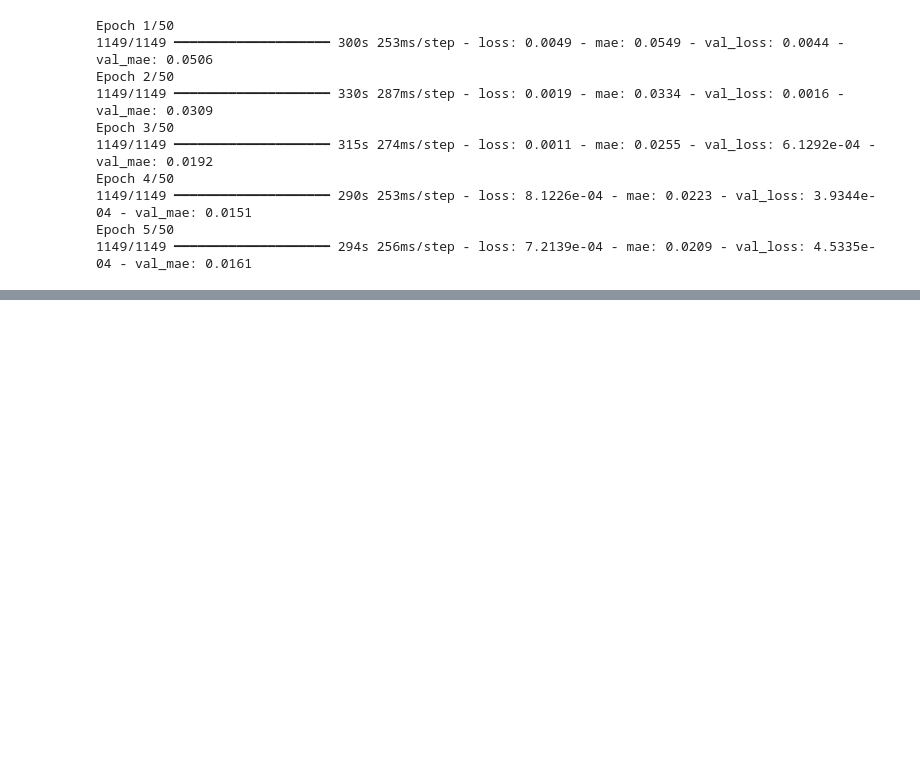
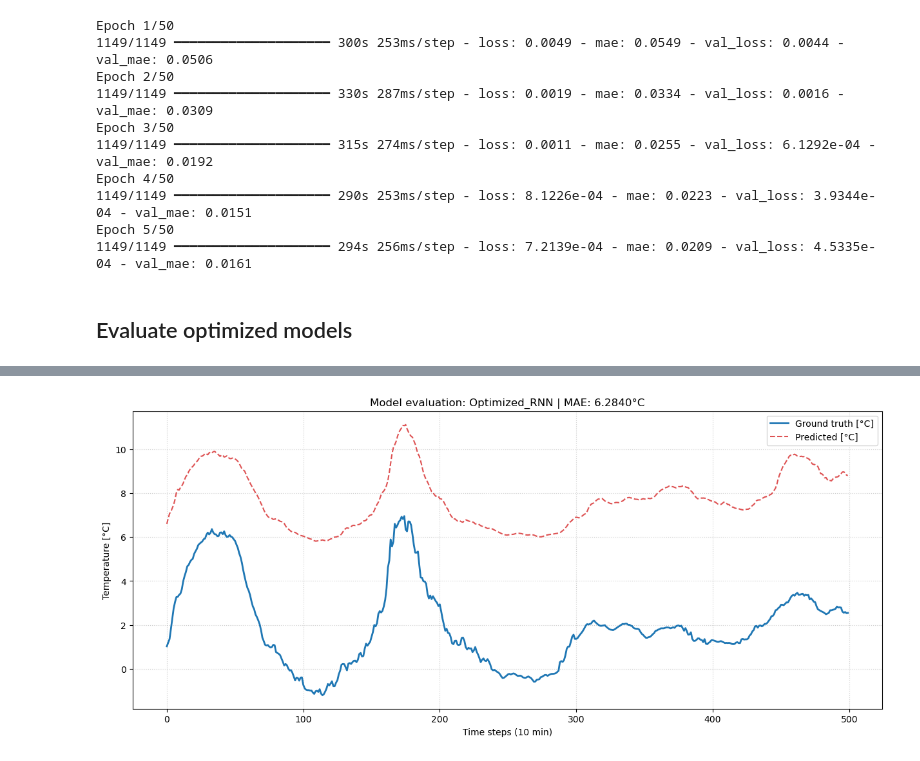
Before and after one commit to MrWlobo/Weather-Forecasting, a Jupyter notebook: main.ipynb, the cells around one changed output, grey strips where cells are left out. Drawn from its saved outputs; the diff is of its cells as text; code cells hidden in the pictures; blank space fills up the shorter version.

Commit message:
Evaluated optimized models

```diff
--- a/main.ipynb
+++ b/main.ipynb
@@ -482,3 +482,8 @@ Epoch 4/50
 1149/1149 ━━━━━━━━━━━━━━━━━━━━ 290s 253ms/step - loss: 8.1226e-04 - mae: 0.0223 - val_loss: 3.9344e-04 - val_mae: 0.0151
 Epoch 5/50
 1149/1149 ━━━━━━━━━━━━━━━━━━━━ 294s 256ms/step - loss: 7.2139e-04 - mae: 0.0209 - val_loss: 4.5335e-04 - val_mae: 0.0161
+# %% [markdown]
+## Evaluate optimized models
+# %%
+plot_celsius_predictions(rnn_optimized, X_test, y_test, scaler)
+# %% [output]
@@ -484,0 +491 @@ Epoch 5/50
+[figure, added]
```
Also changed, not shown: parts of 2 cells of this notebook.
